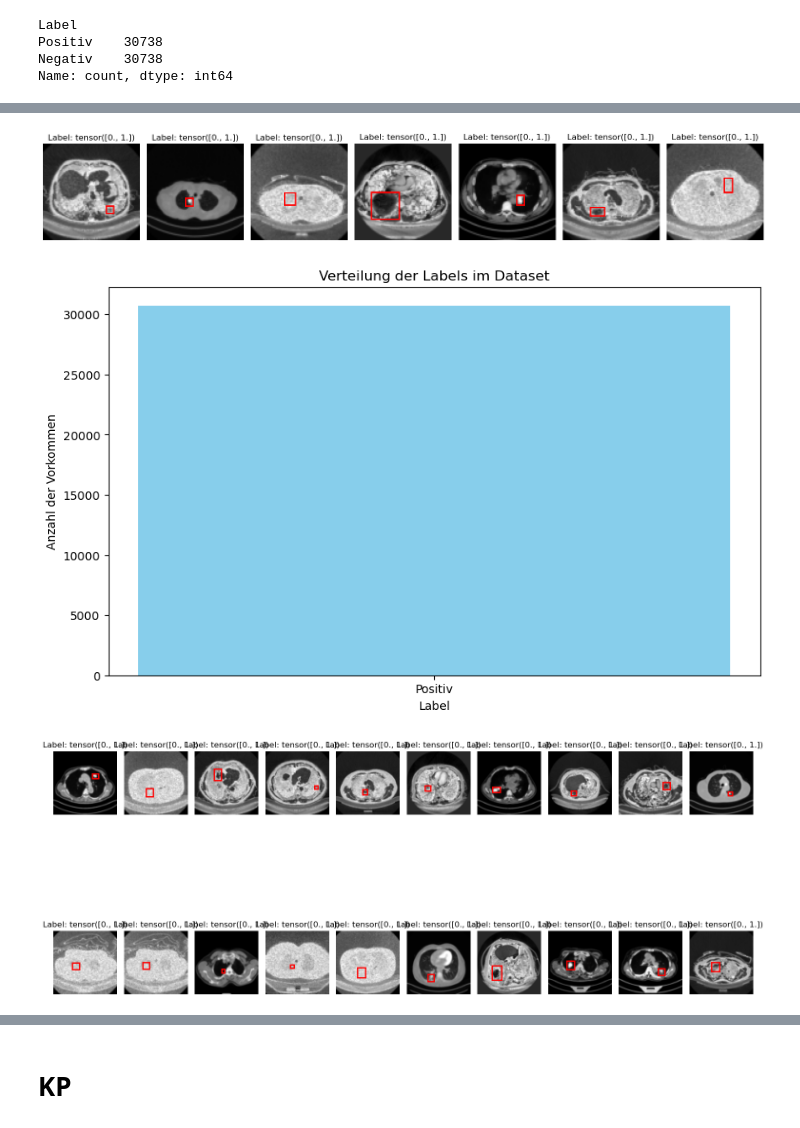
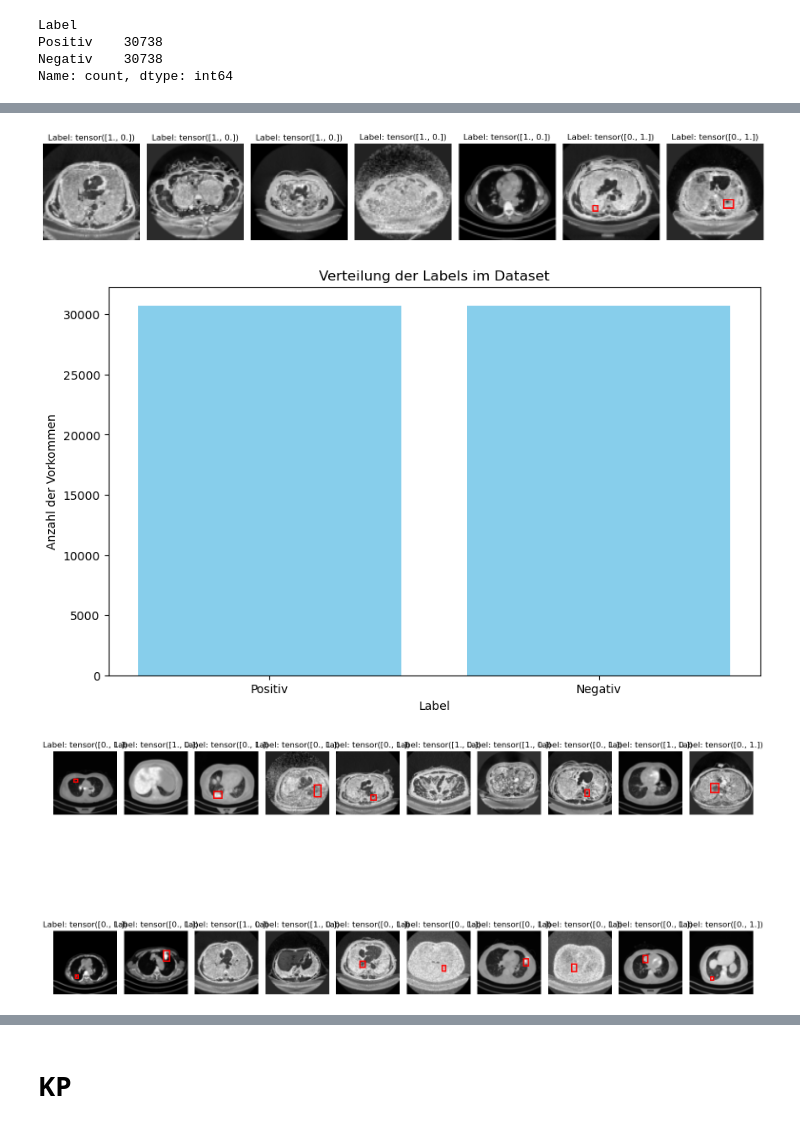
Before and after one commit to DominikHahn1407/Masterarbeit, a Jupyter notebook: Christoph/Object_Detection/CapsuleNet_Detection_lung.ipynb, the cells around one changed output, grey strips where cells are left out. Drawn from its saved outputs; the diff is of its cells as text; code cells hidden in the pictures.

```diff
--- a/Christoph/Object_Detection/CapsuleNet_Detection_lung.ipynb
+++ b/Christoph/Object_Detection/CapsuleNet_Detection_lung.ipynb
@@ -302,7 +302,7 @@ df_merged.to_csv('merged.csv', index=False)
 # %% [markdown]
 # Future Start from Here
 # %%
-df_merged = pd.read_csv('merged.csv')
+df_merged = pd.read_csv('merged_pc.csv')
 df_merged
 # %% [output]
 |  | UID | File Path | UID_Annotation | File Path_Annotation | xmin | ymin | xmax | ymax | Label |
@@ -320,4 +320,7 @@ df_merged
 205459 rows × 9 columns
+# %%
+columns_to_replace = ['xmin', 'ymin', 'xmax', 'ymax']
+df_merged[columns_to_replace] = df_merged[columns_to_replace].fillna(-1)
 # %%
 # 1. Anzahl positiver und negativer Labels zählen
 positive_samples = df_merged[df_merged['Label'] == 'Positiv']
@@ -371,32 +374,32 @@ positive_samples = positive_samples.reset_index(drop=True)
 # %%
 transform = transforms.Compose([
     transforms.Resize((image_size, image_size)),
     transforms.Grayscale(),
     transforms.ToTensor(),
     transforms.Normalize(mean=[0.5], std=[0.5])
 ])
 
 train_transforms = transforms.Compose([
     transforms.RandomHorizontalFlip(),
     transforms.RandomRotation(degrees=15),        # Rotate by up to ±15 degrees
     transforms.RandomResizedCrop((224, 224),      # Random crop and resize to simulate zooming
                     scale=(0.8, 1.2),  # Scale for zoom in/out
                     ratio=(0.9, 1.1)),
     transforms.RandomAffine(degrees=0, shear=10), # Apply random shear with ±10 degrees
     transform
 ])
 
 
 
-dataset = DICOMPETDataset(df=positive_samples, transform=transform, target_size=(image_size, image_size))
+dataset = DICOMPETDataset(df=balanced_df, transform=transform, target_size=(image_size, image_size))
 # dataset = DICOMCoarseDataset(root_dir=BASE_DIR, num_images_per_class=100, classes=["nodule", "non-nodule"], transform=transform, scenario=1)
 dataset.visualize_images_with_bboxes(num_images=7)
 # %% [output]
-[figure, old version]
+[figure, new version]
 # %%
 dataset.display_label_distribution()
 # %% [output]
-[figure, old version]
+[figure, new version]
 # %%
 train_size = int(train_ratio * len(dataset))
 test_size = len(dataset) - train_size
@@ -408,7 +411,7 @@ test_loader = DataLoader(test_dataset, batch_size=batch_size, shuffle=False)
 
 visualize_dataloader_batch_with_bboxes(train_loader)
 # %% [output]
-[figure, old version]
+[figure, new version]
 # %%
 model = CapsuleNetwork(image_size=image_size)
 model = model.to(device)
```
Also changed, not shown: parts of 7 cells of this notebook, 2 other files.
